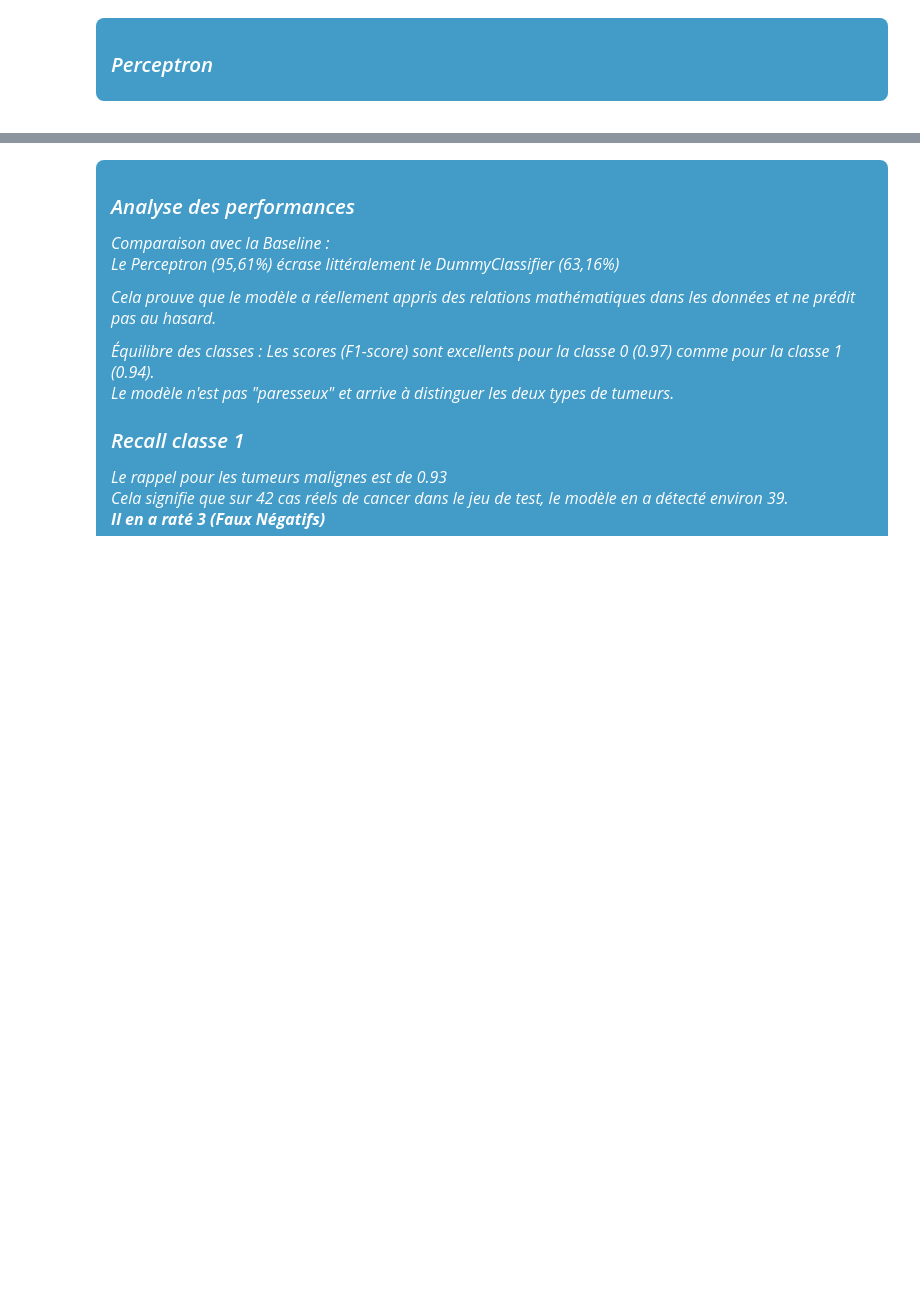
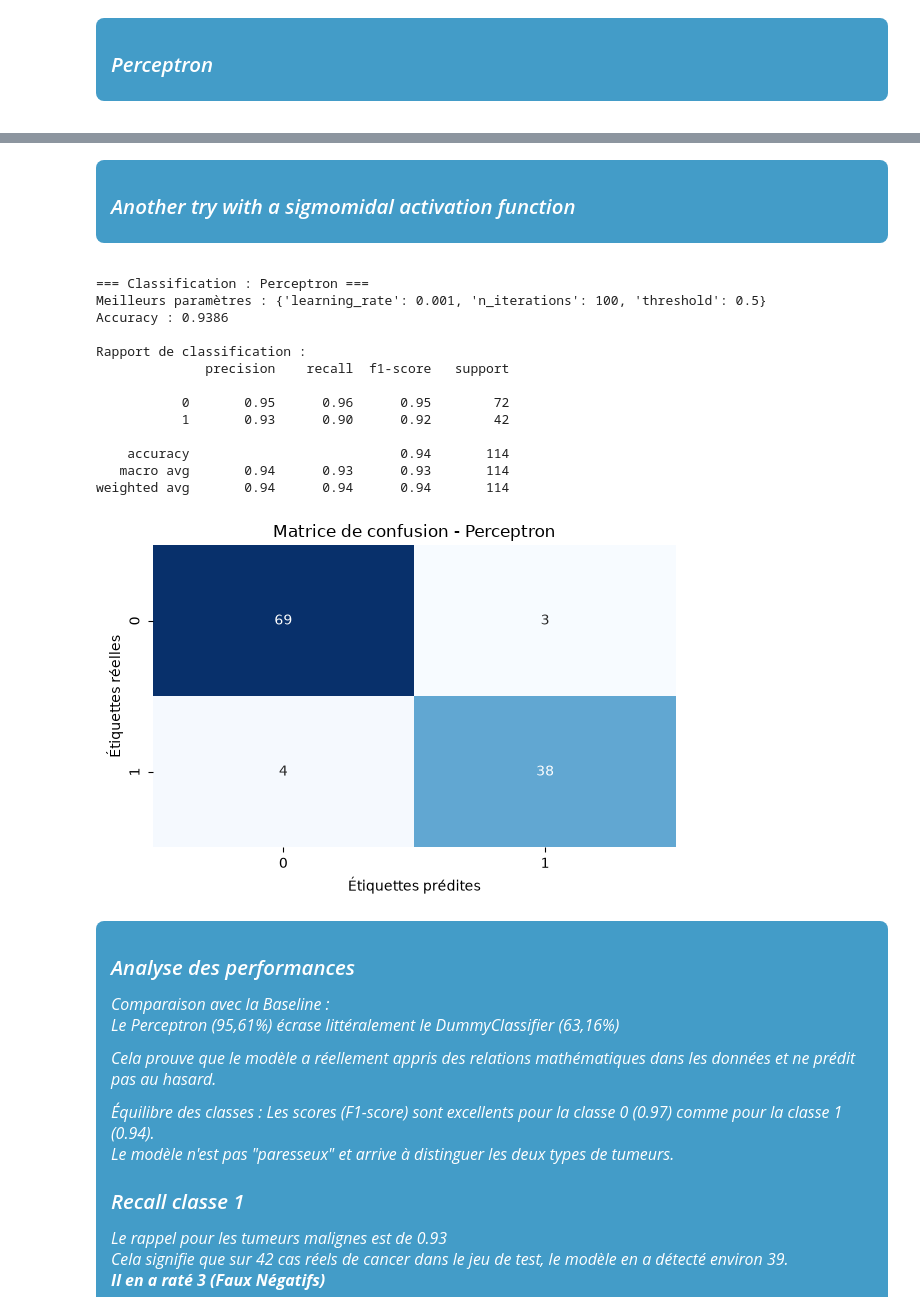
Before and after one commit to bruno-coulet/building-perceptron, a Jupyter notebook: notebooks/3_model.ipynb, the cells around one changed output, grey strips where cells are left out. Saved outputs shown, nothing was run; the diff lists cells and outputs as text; code cells hidden in the pictures; blank space fills up the shorter version.

```diff
--- a/notebooks/3_model.ipynb
+++ b/notebooks/3_model.ipynb
@@ -165,4 +159,34 @@ weighted avg       0.96      0.96      0.96       114
 [figure]
+# %% [markdown]
+<div style="background-color: #439cc8; color: white; font-size: 16px; font-style: italic; padding: 10px 15px; margin-bottom: 15px; border-radius: 8px;">
+<h3>Another try with a sigmomidal activation function</h3>
+</div>
+# %%
+param_grid = {"learning_rate": [0.001, 0.01, 0.1], "n_iterations": [50, 100, 200], "threshold": [0.3, 0.5, 0.7]}
+
+results_percep = evaluate_classification(
+    Perceptron(activation="sigmoid"),
+    param_grid,
+    X_train,
+    y_train,
+    X_test,
+    y_test,
+)
+# %% [output]
+=== Classification : Perceptron ===
+Meilleurs paramètres : {'learning_rate': 0.001, 'n_iterations': 100, 'threshold': 0.5}
+Accuracy : 0.9386
+
+Rapport de classification :
+              precision    recall  f1-score   support
+
+           0       0.95      0.96      0.95        72
+           1       0.93      0.90      0.92        42
+
+    accuracy                           0.94       114
+   macro avg       0.94      0.93      0.93       114
+weighted avg       0.94      0.94      0.94       114
+[figure, added]
 # %% [markdown]
 <div style="background-color: #439cc8; color: white; font-size: 16px; font-style: italic; padding: 10px 15px; margin-bottom: 15px; border-radius: 8px;">
 <h3>Analyse des performances</h3>
```
Also changed, not shown: parts of 2 cells of this notebook, 2 other files.
